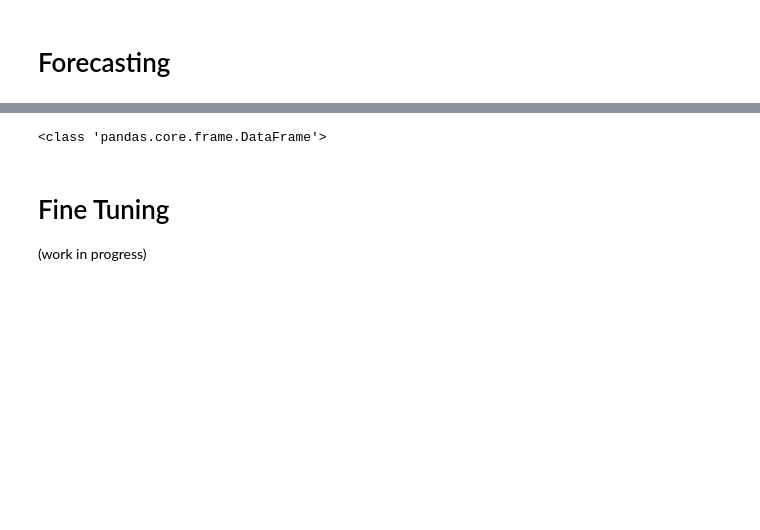
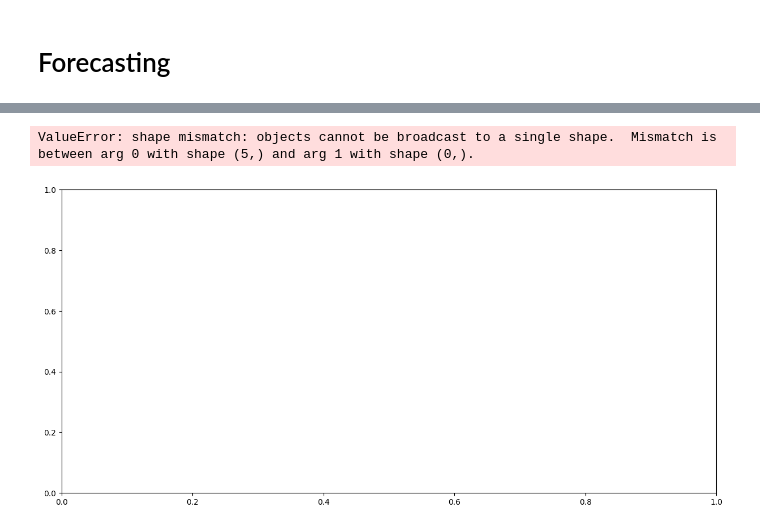
Before and after one commit to sakinanazarali/RUL_Prediction, a Jupyter notebook: models/FM_TTM-1a.ipynb, the cells around one changed output, grey strips where cells are left out. Cells and saved outputs as stored; diff of their text form; code cells hidden in the pictures; blank space fills up the shorter version.

```diff
--- a/models/FM_TTM-1a.ipynb
+++ b/models/FM_TTM-1a.ipynb
@@ -352,9 +397,0 @@ ValueError: Input dataset must not be null or zero length.
-# %%
-# prompt: get the object type of test_df_subset
-
-print(type(test_df_subset))
-# %% [output]
-<class 'pandas.core.frame.DataFrame'>
-# %% [markdown]
-# Fine Tuning
-(work in progress)
@@ -452,0 +398,22 @@ plt.show()
+# %%
+# Plot the comparison for all units
+plt.figure(figsize=(15, 7))
+bar_width = 0.35
+index = np.arange(1,6)
+
+plt.bar(index, true_rul_steps_list, bar_width, label='True RUL Steps', color='blue')
+plt.bar(index + bar_width, predicted_rul_steps_list, bar_width, label='Predicted RUL Steps', color='orange')
+
+plt.xlabel('Unit Number')
+plt.ylabel('Steps')
+plt.title('True RUL Steps vs Predicted RUL Steps for All Units')
+plt.xticks(index + bar_width / 2, unit_numbers)
+plt.legend()
+plt.tight_layout()
+plt.show()
+
+print(true_rul_steps_list)
+print(predicted_rul_steps_list)
+# %% [output]
+ValueError: shape mismatch: objects cannot be broadcast to a single shape.  Mismatch is between arg 0 with shape (5,) and arg 1 with shape (0,).
+[figure, added]
```
Also changed, not shown: parts of 20 cells of this notebook, 9 other files.
